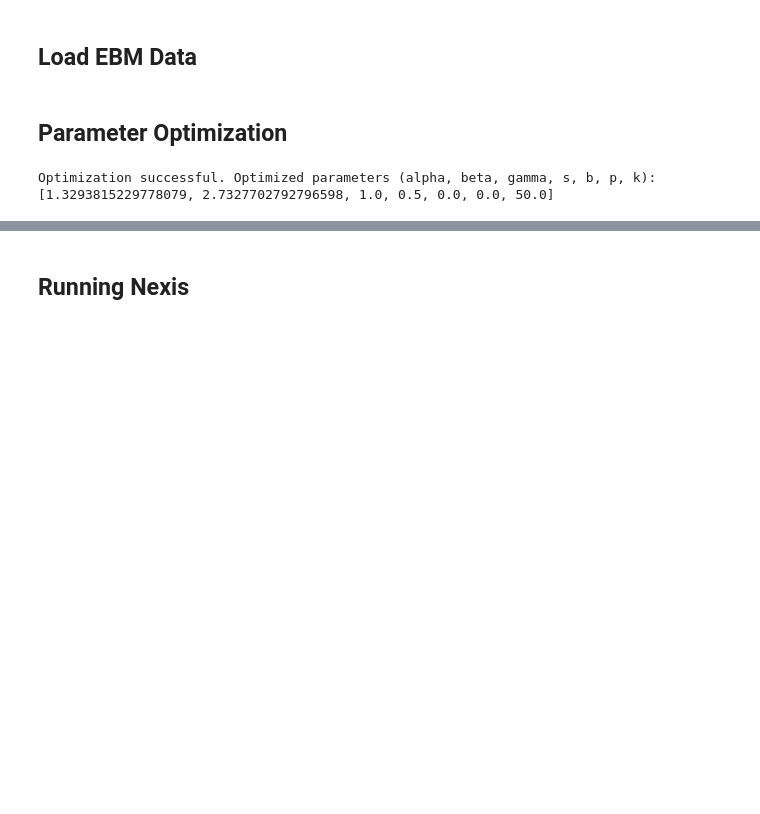
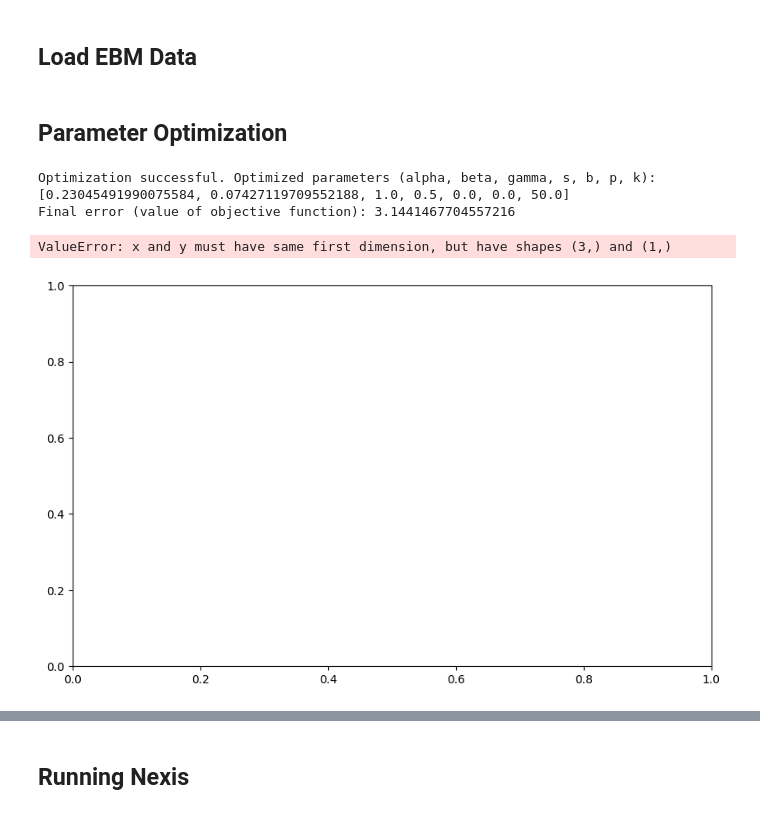
Before and after one commit to LaasyaMunjeti/EBM-Nexis, a Jupyter notebook: Running_nexis_forward.ipynb, the cells around one changed output, grey strips where cells are left out. Cells and saved outputs as stored; diff of their text form; code cells hidden in the pictures; blank space fills up the shorter version.

```diff
--- a/Running_nexis_forward.ipynb
+++ b/Running_nexis_forward.ipynb
@@ -227,18 +251,53 @@ init_guess = np.array([0.2, 1.01, 1, 0.5, 0, 0.0, 50])
 bounds = [(0, 3),(0, 4),(1,1),(0.5,0.5),(0,0),(0,0),(50,50)]
 
 # Perform the optimization
-result = minimize(custom_Nexis_error, init_guess, bounds=bounds, method='Powell',
+result = minimize(custom_Nexis_error, init_guess, bounds=bounds, method='Powell', # Methods: Powell OR L-BFGS-B
                   options={'xtol': 1e-4, 'ftol': 1e-4,'maxiter': 1000})
 
-# Check the results
 if result.success:
     optimized_params = result.x
     optimized_params = optimized_params.tolist()
     print(f"Optimization successful. Optimized parameters (alpha, beta, gamma, s, b, p, k): {optimized_params}")
+    print(f"Final error (value of objective function): {result.fun}")
 else:
     print("Optimization failed.", result.message)
+    print(f"Final error (value of objective function): {result.fun}")
 # %% [output]
-Optimization successful. Optimized parameters (alpha, beta, gamma, s, b, p, k): [1.3293815229778079, 2.7327702792796598, 1.0, 0.5, 0.0, 0.0, 50.0]
+Optimization successful. Optimized parameters (alpha, beta, gamma, s, b, p, k): [0.23045491990075584, 0.07427119709552188, 1.0, 0.5, 0.0, 0.0, 50.0]
+Final error (value of objective function): 3.1441467704557216
+# %%
+# TEMP: Plot objective function error across iterations
+
+# Final run
+error_iter = np.array([0.06056400588283755, 0.06878384725259754])
+R_iter = [0.8941663636416688, 0.900577]
+MSE_iter = [0.00764718, 0.01907242]
+iterations = np.array([1, 2, 3])
+
+# Create the plot
+plt.figure(figsize=(10, 6))
+
+# Plot each line
+plt.plot(iterations, error_iter, marker='o', linestyle='-', color='b', label='Error')
+plt.plot(iterations, MSE_iter, marker='s', linestyle='--', color='r', label='MSE')
+plt.plot(iterations, R_iter, marker='^', linestyle='-.', color='g', label='R')
+
+# Add labels and title
+plt.xlabel('Iterations')
+plt.ylabel('Values')
+plt.title('Error, MSE, and R Values Across Seed/Param-Op Iterations')
+
+# Add a legend
+plt.legend()
+
+# Add a grid for better readability
+plt.grid(True, linestyle=':', alpha=0.7)
+
+# Display the plot
+plt.show()
+# %% [output]
+ValueError: x and y must have same first dimension, but have shapes (3,) and (1,)
+[figure, added]
 # %%
 # TESTING (looping through different initial guesses and trying different optimization algorthyms)
 
```
Also changed, not shown: parts of 11 cells of this notebook, 5 other files.
